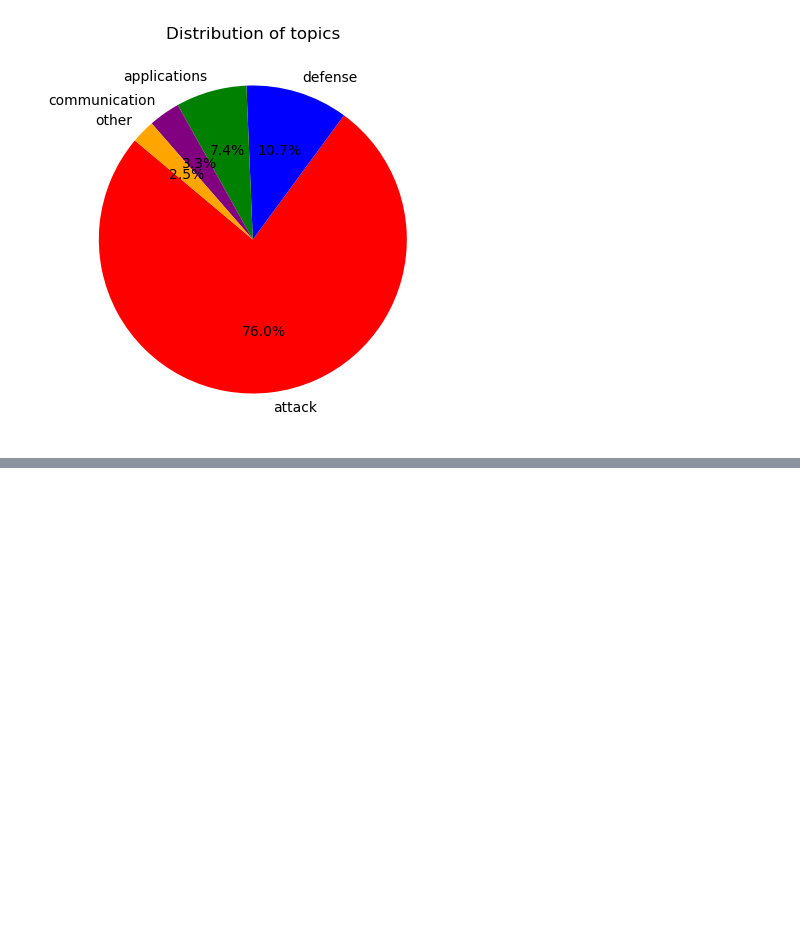
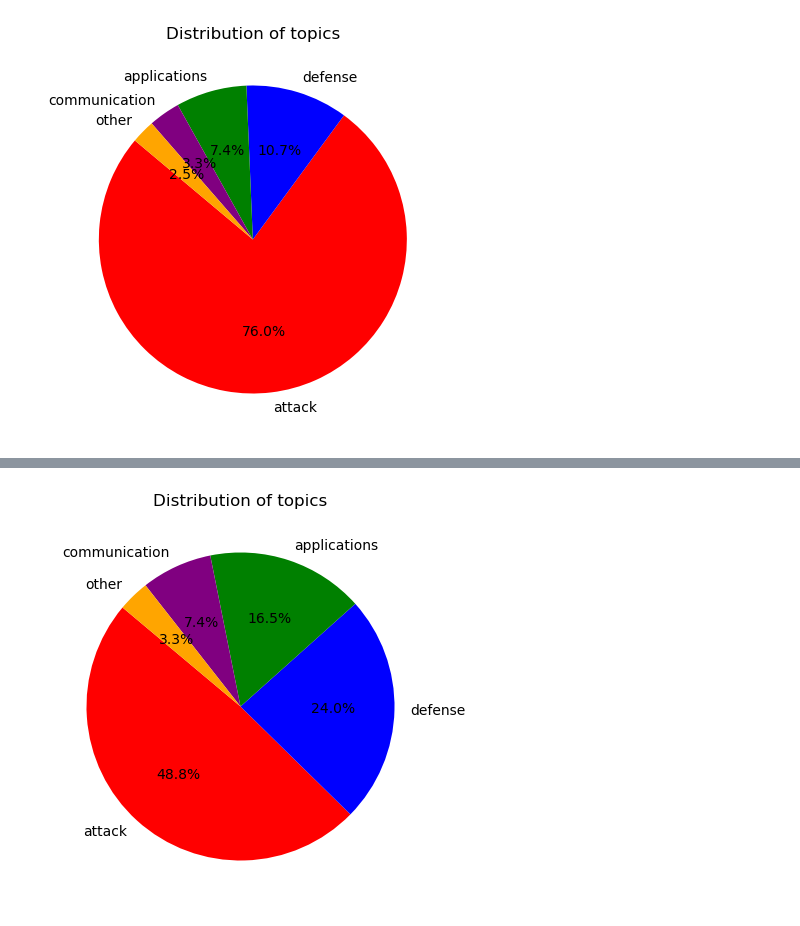
Before and after one commit to HamBa-m/sci-scraper, a Jupyter notebook: notebooks/bertopic.ipynb, the cells around one changed output, grey strips where cells are left out. Saved outputs shown, nothing was run; the diff lists cells and outputs as text; code cells hidden in the pictures; blank space fills up the shorter version.

Commit message:
final final topic modeling wlh

```diff
--- a/notebooks/bertopic.ipynb
+++ b/notebooks/bertopic.ipynb
@@ -249,3 +249,9 @@ plt.show()
 # %%
 # save the papers with topics
 papers.to_csv('papers_topics.csv', index=False)
+# %%
+# rerun the bertopic on the 'attack' topic only
+attack_papers = papers[papers['topic'] == 'attack']
+attack_papers.reset_index(inplace=True)
+attack_clean_text = attack_papers['clean_text']
+attack_embeddings = embedding_model.encode(attack_clean_text, show_progress_bar=True)
@@ -251,0 +333,2 @@ papers.to_csv('papers_topics.csv', index=False)
+# %%
+attack_papers['topic'] = topics
@@ -251,0 +344,15 @@ papers.to_csv('papers_topics.csv', index=False)
+# %%
+name_mapping = {
+    -1: "other",
+    0: "attack",
+    1: "defense",
+    2: "communication",
+    3: "communication",
+    4: "defense",
+    5: "applications",
+    6: "defense",
+    7: "attack",
+    8: "applications"
+}
+
+attack_papers['topic'] = attack_papers['topic'].map(name_mapping)
@@ -251,0 +368,4 @@ papers.to_csv('papers_topics.csv', index=False)
+# %%
+# for each row in both papers and attacks_df, update the column 'topic' value in papers to its corresponding value in attacks_df, using 'Name' column as index
+for file in attack_papers['file']:
+    papers.loc[papers['file'] == file, 'topic'] = attack_papers.loc[attack_papers['file'] == file, 'topic'].values[0]
@@ -251,0 +383,9 @@ papers.to_csv('papers_topics.csv', index=False)
+# %%
+# pie chart
+plt.figure(figsize=(5, 5))
+papers['topic'].value_counts().plot.pie(autopct='%1.1f%%', startangle=140, colors=['red', 'blue', 'green', 'purple', 'orange'])
+plt.title('Distribution of topics')
+plt.ylabel('')
+plt.show()
+# %% [output]
+[figure, added]
```
Also changed, not shown: parts of 10 cells of this notebook, 2 other files.
